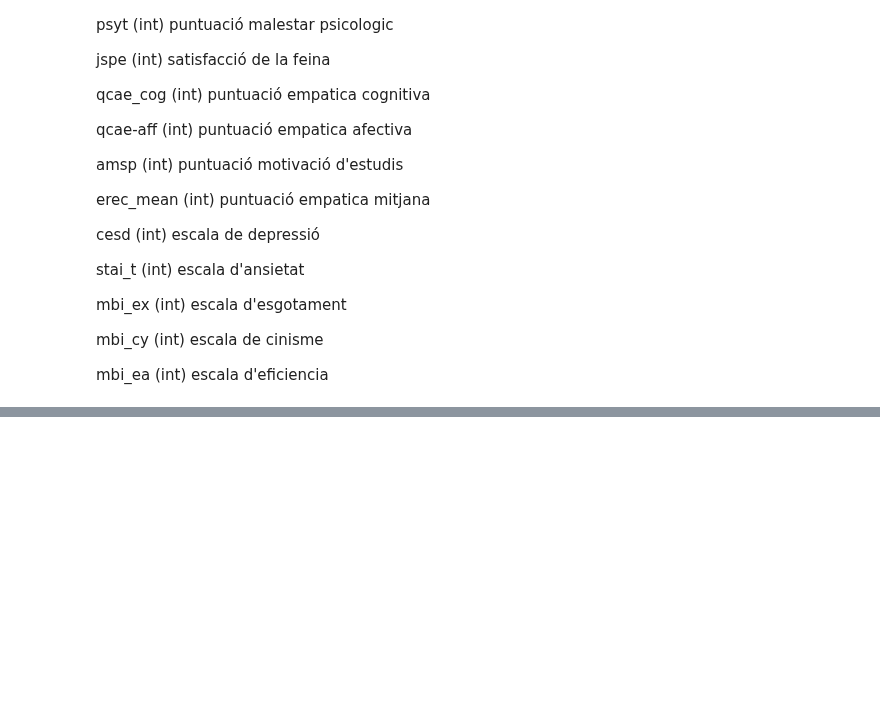
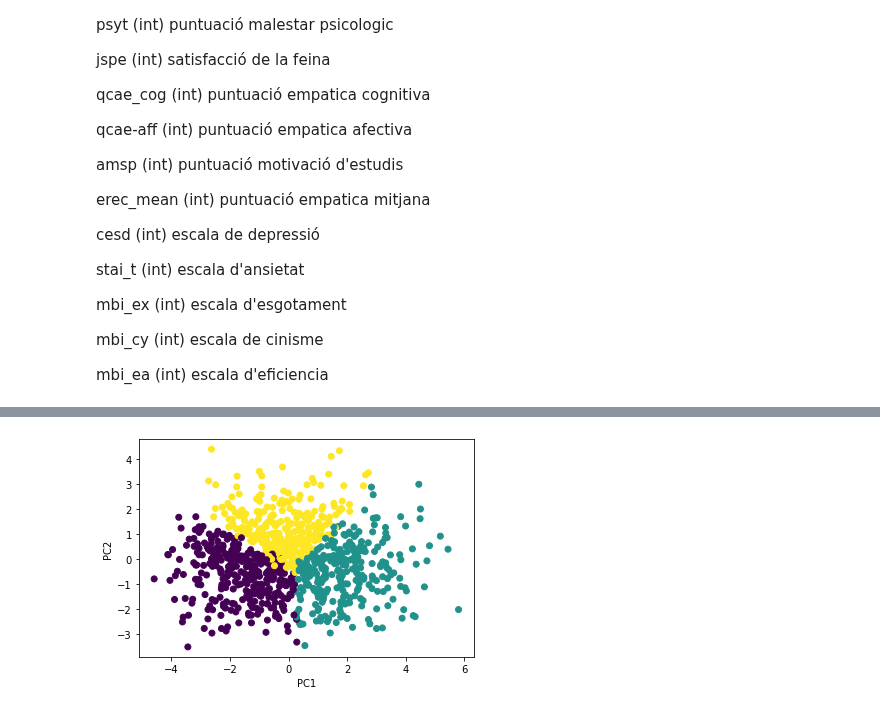
Before and after one commit to DCC-UAB/ACproject-07, a Jupyter notebook: codi/startingPoint1.ipynb, the cells around one changed output, grey strips where cells are left out. Drawn from its saved outputs; the diff is of its cells as text; code cells hidden in the pictures; blank space fills up the shorter version.

```diff
--- a/codi/startingPoint1.ipynb
+++ b/codi/startingPoint1.ipynb
@@ -328,0 +492,12 @@ matriu_correlacio
+# %%
+# Create a KMeans instance with 3 clusters: model (k=3) and fit it to the data (pca_features) using the fit() method
+model = KMeans(n_clusters=3)
+clusters = model.fit_predict(pca_features)
+# %%
+# Create a scatter plot of the first two principal components
+plt.scatter(pca_features[:,0], pca_features[:,1], c=clusters, cmap='viridis')
+plt.xlabel('PC1')
+plt.ylabel('PC2')
+plt.show()
+# %% [output]
+[figure, added]
```
Also changed, not shown: parts of 82 cells of this notebook, 2 other files.
